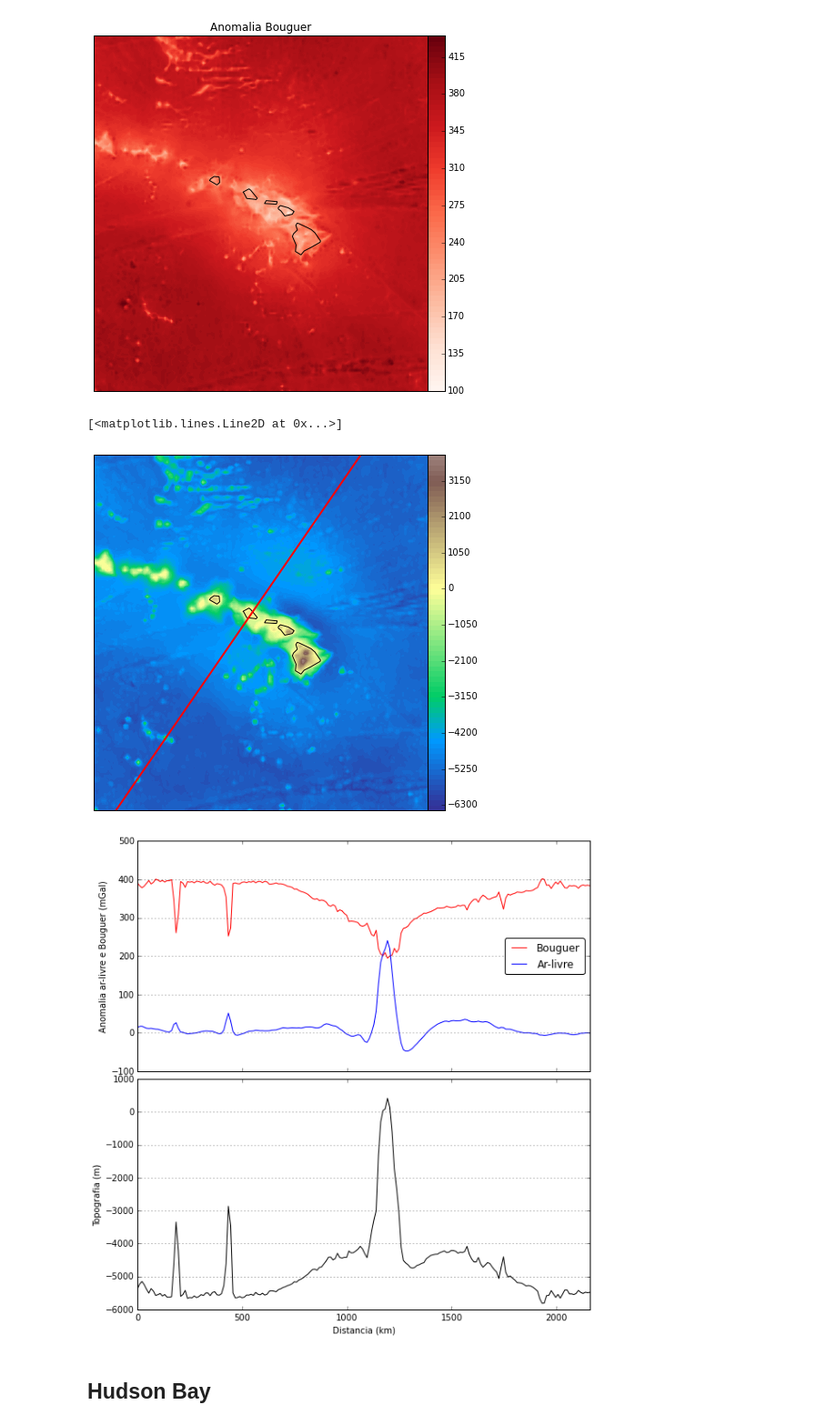
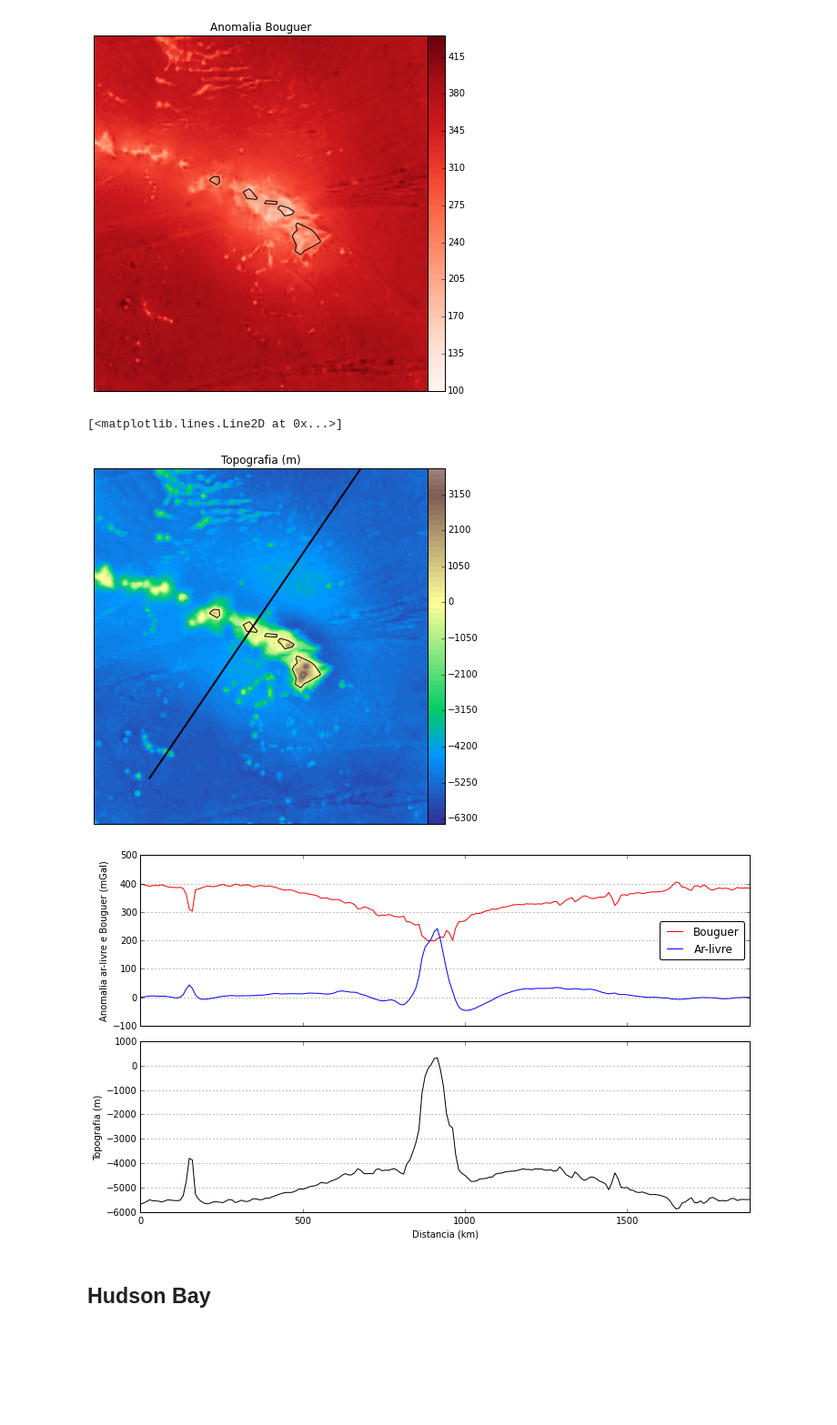
Before and after one commit to leouieda/geofisica1, a Jupyter notebook: notebooks/pratica4.ipynb, the cells around one changed output. Shown at 91% size. Drawn from its saved outputs; the diff is of its cells as text; code cells hidden in the pictures; blank space fills up the shorter version.

```diff
--- a/notebooks/pratica4.ipynb
+++ b/notebooks/pratica4.ipynb
@@ -82,35 +70,36 @@ ax.set_title('Anomalia Bouguer')
 <matplotlib.text.Text at 0x...>
 [figure]
 # %%
-p1, p2 = [13, 196], [28, 207]
+p1, p2 = [15, 197.5], [28, 207]
 x, y = np.transpose([p1, p2])
 # %%
 mpl.figure(figsize=(9, 7))
 havai.reproject(crs.Mercator()).contourf('topo', levels=80, cmap=mpl.cm.terrain)
 ax = mpl.gca()
 ax.coastlines()
-ax.plot(y, x, '-r', linewidth=2, transform=crs.Geodetic())
+ax.set_title('Topografia (m)')
+ax.plot(y, x, '-k', linewidth=2, transform=crs.Geodetic())
 # %% [output]
 [<matplotlib.lines.Line2D at 0x...>]
-[figure, old version]
+[figure, new version]
 # %%
 perfil = havai.reproject(crs.Mercator()).profile(p1, p2, 200, projection=crs.Geodetic())
 # %%
-fig, axes = mpl.subplots(2, 1, sharex=True, figsize=(8, 8))
+fig, axes = mpl.subplots(2, 1, sharex=True, figsize=(10, 6))
 ax1, ax2 = axes
 ax2.plot(perfil.distance*0.001, perfil.topo, '-k')
 ax2.set_ylabel('Topografia (m)')
 ax2.set_xlabel('Distancia (km)')
 ax2.grid(axis='y')
 ax1.plot(perfil.distance*0.001, perfil.bouguer, '-r', label='Bouguer')
 ax1.plot(perfil.distance*0.001, perfil.arlivre, '-b', label='Ar-livre')
 ax1.legend(loc='center right', fancybox=True)
 ax1.set_ylabel('Anomalia ar-livre e Bouguer (mGal)')
 ax1.grid(axis='y')
 ax1.set_xlim(perfil.distance.min()*0.001, perfil.distance.max()*0.001)
 mpl.tight_layout(h_pad=0, pad=0)
 # %% [output]
-[figure, old version]
+[figure, new version]
 # %% [markdown]
 ## Hudson Bay
 # %%
```
Also changed, not shown: parts of 19 cells of this notebook, 2 other files.
